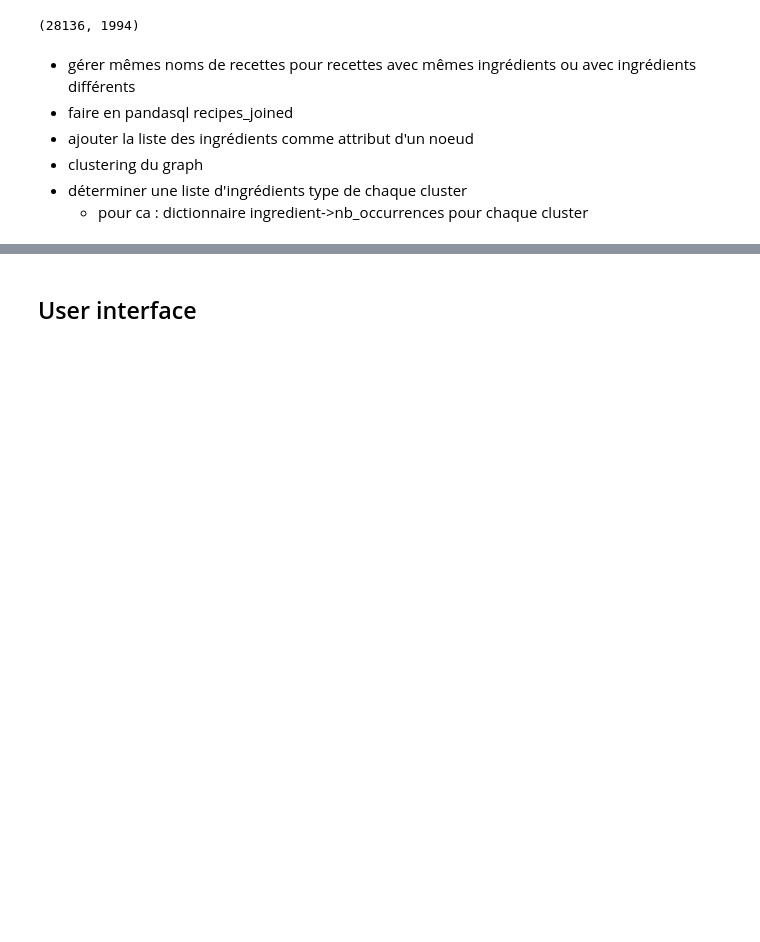
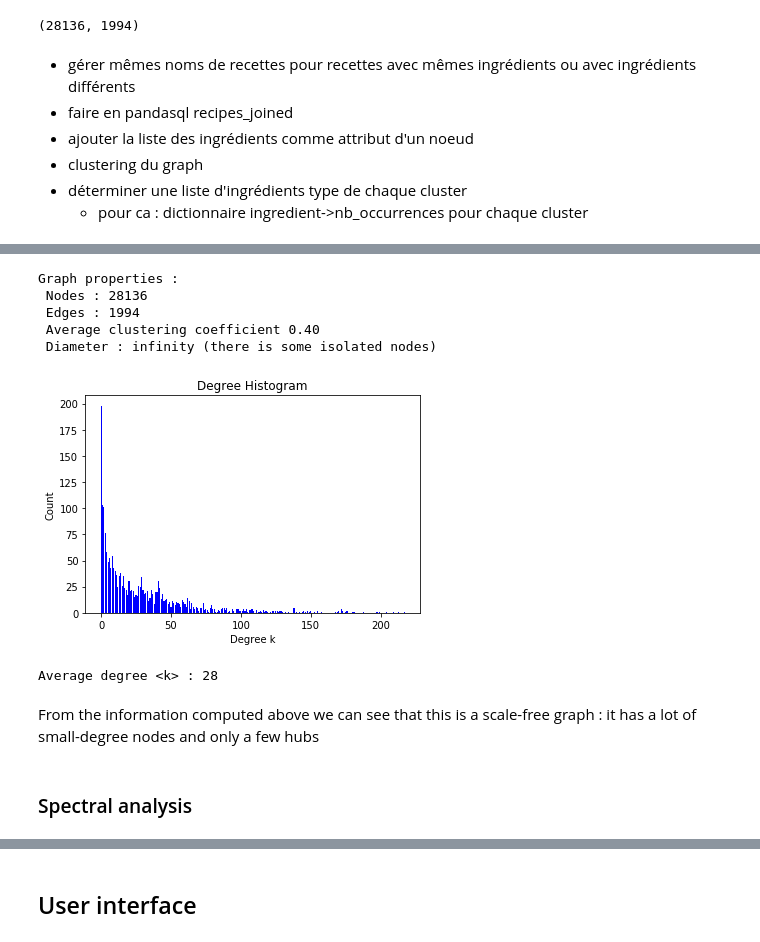
Before and after one commit to raphstrebel/ntds_project, a Jupyter notebook: project.ipynb, the cells around one changed output, grey strips where cells are left out. Saved outputs shown, nothing was run; the diff lists cells and outputs as text; code cells hidden in the pictures; blank space fills up the shorter version.

Commit message:
updated spectral analysis

```diff
--- a/project.ipynb
+++ b/project.ipynb
@@ -579,0 +568,40 @@ clustering = SpectralClustering(n_clusters=nbClusters, assign_labels="discretize
+# %%
+from networkx.algorithms.cluster import average_clustering
+n_nodes = recipes_G.number_of_nodes()
+n_edges = recipes_G.number_of_edges()
+clust_coeff=average_clustering(recipes_G)
+# %%
+print('Graph properties :\n Nodes : {}\n Edges : {}\n Average clustering coefficient {:0.2f}\n Diameter : infinity (there is some isolated nodes)'.format(n_edges, n_nodes, clust_coeff))
+# %% [output]
+Graph properties :
+ Nodes : 28136
+ Edges : 1994
+ Average clustering coefficient 0.40
+ Diameter : infinity (there is some isolated nodes)
+# %%
+#Visualization code inspired from https://networkx.github.io/documentation/stable/auto_examples/drawing/plot_degree_histogram.html
+import networkx as nx
+import collections
+import matplotlib.pyplot as plt
+
+degree_sequence = sorted([d for n, d in recipes_G.degree()], reverse=True)  # degree sequence
+degreeCount = collections.Counter(degree_sequence)
+deg, cnt = zip(*degreeCount.items())
+fig, ax = plt.subplots()
+plt.bar(deg, cnt, width=0.80, color='b')
+plt.title("Degree Histogram")
+plt.ylabel("Count")
+plt.xlabel("Degree k")
+plt.show()
+k_averaged=0
+for n, d in recipes_G.degree():
+    k_averaged+=d
+k_averaged=k_averaged/n_nodes
+print('Average degree <k> : {:0.0f} '.format(k_averaged))
+# %% [output]
+[figure, added]
+Average degree <k> : 28
+# %% [markdown]
+From the information computed above we can see that this is a scale-free graph : it has a lot of small-degree nodes and only a few hubs
+# %% [markdown]
+### Spectral analysis
```
Also changed, not shown: parts of 18 cells of this notebook.
